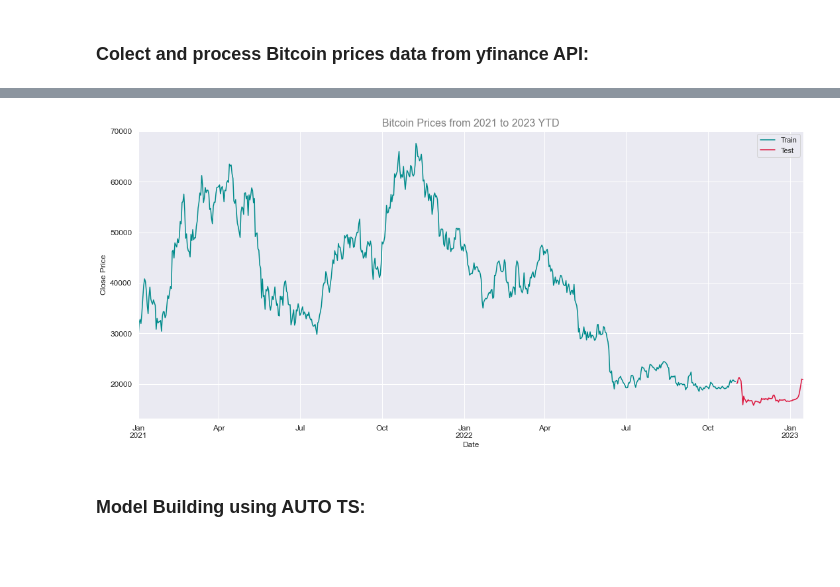
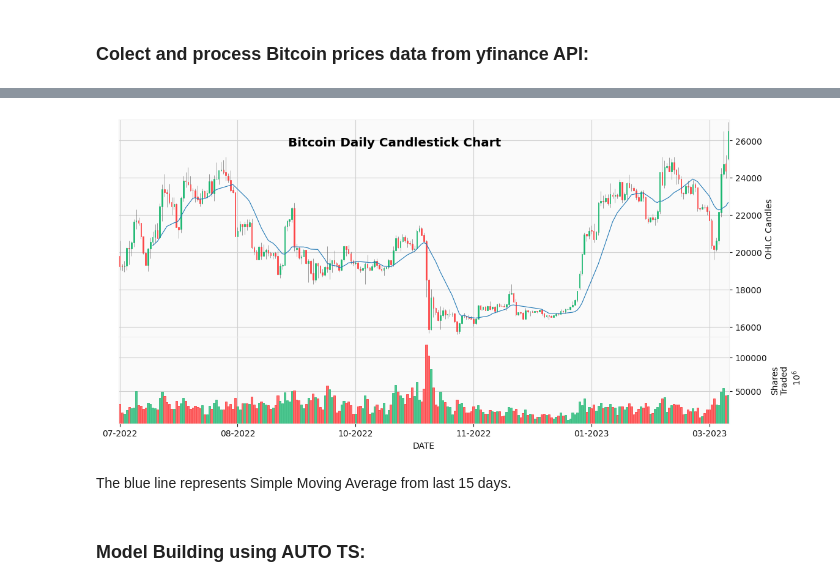
Before and after one commit to GiovannaBezerra/criptocurrency_price_prediction, a Jupyter notebook: cryptocurrency_price_prediction.ipynb, the cells around one changed output, grey strips where cells are left out. Cells and saved outputs as stored; diff of their text form; code cells hidden in the pictures; blank space fills up the shorter version.

Commit message:
creating new view using mplfinance and run get data and model building from separated files

```diff
--- a/cryptocurrency_price_prediction.ipynb
+++ b/cryptocurrency_price_prediction.ipynb
@@ -40,3 +20,0 @@ df_btc = df_btc[['date','open', 'high', 'low', 'close', 'volume', 'dividends', '
-# %%
-# Date converting type:
-df_btc.date = pd.to_datetime(df_btc.date)
@@ -79,29 +30,0 @@ memory usage: 46.7 KB
-# %%
-plt.style.use('ggplot')
-
-# Selecting and preparing data:
-ohlc = df_btc.loc[df_btc.date > "2022-07-01", ['date', 'open', 'high', 'low', 'close']]
-ohlc.date = ohlc.date.apply(mpl_dates.date2num)
-ohlc = ohlc.astype(float)
-
-# Including Simple Moving Average (SMA) for 15 days.
-ohlc['sma5'] = ohlc.close.rolling(15).mean()
-
-# Creating subplots:
-fig, ax = plt.subplots()
-
-candlestick_ohlc(ax, ohlc.values, width=0.6, colorup='green', colordown='red', alpha=0.8 )
-ax.plot(ohlc.date, ohlc['sma5'], color='Fuchsia')
-
-# Setting labels, title and size:
-ax.set_xlabel('Date')
-ax.set_ylabel('Price')
-fig.suptitle('Bitcoin Daily Candlestick Chart', fontsize=18, color='Grey')
-fig.set_size_inches(18, 10)
-
-# Formatting Date
-date_format = mpl_dates.DateFormatter('%d-%m-%Y')
-ax.xaxis.set_major_formatter(date_format)
-fig.autofmt_xdate()
-
-plt.show()
@@ -126,17 +31,18 @@ test = df.iloc[limit:]
-# %%
-# Line Chart to visualize train-test dataset:
-train_graph = train.set_index('date')
-test_graph = test.set_index('date')
-
-sns.set_theme()
-train_graph.close.plot( figsize=(18,8), fontsize=12, label='Train', color='DarkCyan')
-test_graph.close.plot(figsize=(18,8), fontsize=12, label='Test', color='Crimson')
-plt.legend()
-plt.title("Bitcoin Prices from 2021 to 2023 YTD", fontsize=16, color='Grey')
-plt.xlabel("Date")
-plt.ylabel("Close Price")
-plt.show()
-# %% [output]
-[figure, removed]
+# %%
+# Selecting and preparing data:
+df_chart1 = df_btc.set_index('date')
+df_chart1 = df_chart1.loc['2022-07-01':'2023-03-17',:]
+
+# Creating Candlestick chart:
+mpf.plot(df_chart1, type='candle', mav=(15), volume=True, style='yahoo',
+         figratio=(20,10),datetime_format='%m-%Y',
+         xrotation=0,tight_layout=True,title='Bitcoin Daily Candlestick Chart',
+         ylabel='OHLC Candles',
+         ylabel_lower='Shares\nTraded',
+         xlabel='DATE')
+# %% [output]
+[figure, added]
+# %% [markdown]
+The blue line represents Simple Moving Average from last 15 days.
 # %% [markdown]
 ### Model Building using AUTO TS:
```
Also changed, not shown: parts of 22 cells of this notebook.
